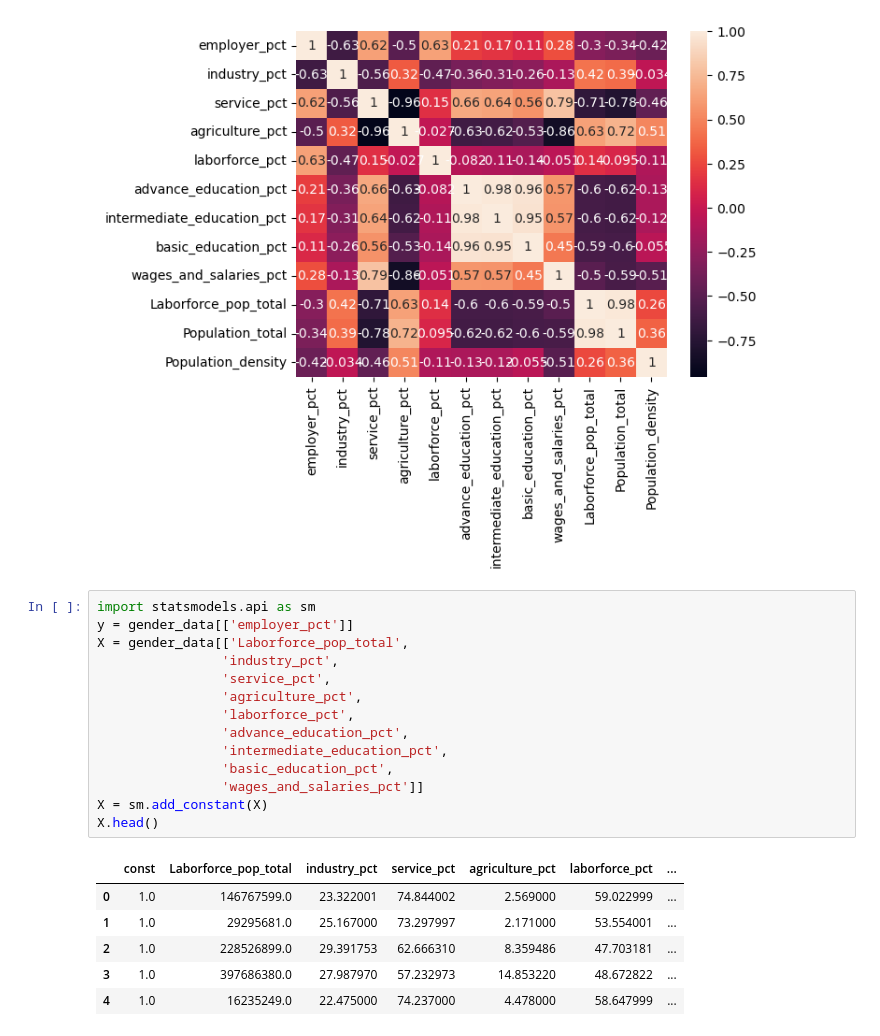
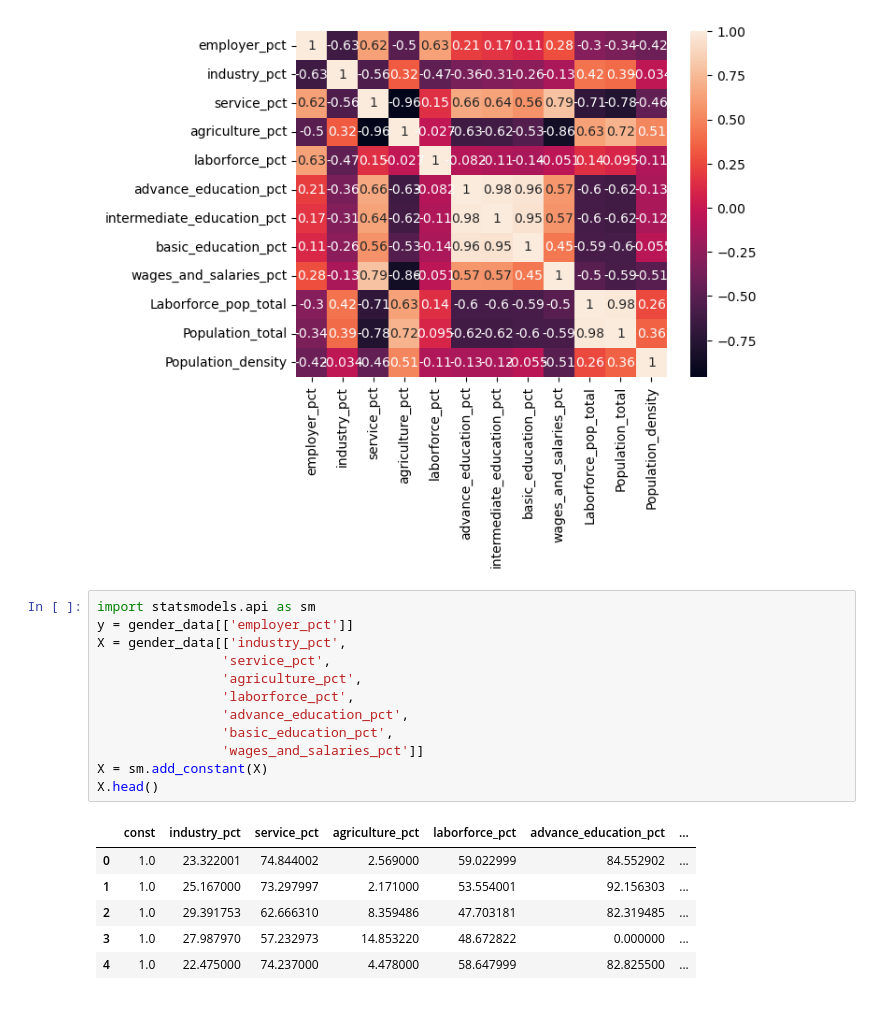
Before and after one commit to Oluyomy/LHL_Midterm_Project, a Jupyter notebook: WIP/Gender_StatModel.ipynb, the cells around one changed output. Saved outputs shown, nothing was run; the diff lists cells and outputs as text.

```diff
--- a/WIP/Gender_StatModel.ipynb
+++ b/WIP/Gender_StatModel.ipynb
@@ -202,24 +203,22 @@ sns.heatmap(data= corr, annot=True)
 # %%
 import statsmodels.api as sm
 y = gender_data[['employer_pct']]
-X = gender_data[['Laborforce_pop_total',
-                'industry_pct',
+X = gender_data[['industry_pct',
                 'service_pct',
                 'agriculture_pct',
                 'laborforce_pct',
                 'advance_education_pct',
-                'intermediate_education_pct',
                 'basic_education_pct',
                 'wages_and_salaries_pct']]
 X = sm.add_constant(X)
 X.head()
 # %% [output]
-|  | const | Laborforce_pop_total | industry_pct | service_pct | agriculture_pct | laborforce_pct | ... |
-| 0 | 1.0 | 146767599.0 | 23.322001 | 74.844002 | 2.569000 | 59.022999 | ... |
-| 1 | 1.0 | 29295681.0 | 25.167000 | 73.297997 | 2.171000 | 53.554001 | ... |
-| 2 | 1.0 | 228526899.0 | 29.391753 | 62.666310 | 8.359486 | 47.703181 | ... |
-| 3 | 1.0 | 397686380.0 | 27.987970 | 57.232973 | 14.853220 | 48.672822 | ... |
-| 4 | 1.0 | 16235249.0 | 22.475000 | 74.237000 | 4.478000 | 58.647999 | ... |
+|  | const | industry_pct | service_pct | agriculture_pct | laborforce_pct | advance_education_pct | ... |
+| 0 | 1.0 | 23.322001 | 74.844002 | 2.569000 | 59.022999 | 84.552902 | ... |
+| 1 | 1.0 | 25.167000 | 73.297997 | 2.171000 | 53.554001 | 92.156303 | ... |
+| 2 | 1.0 | 29.391753 | 62.666310 | 8.359486 | 47.703181 | 82.319485 | ... |
+| 3 | 1.0 | 27.987970 | 57.232973 | 14.853220 | 48.672822 | 0.000000 | ... |
+| 4 | 1.0 | 22.475000 | 74.237000 | 4.478000 | 58.647999 | 82.825500 | ... |
 # %%
 model = sm.OLS(y, X)
 results = model.fit()
```
Also changed, not shown: parts of 6 cells of this notebook, 40 other files.
